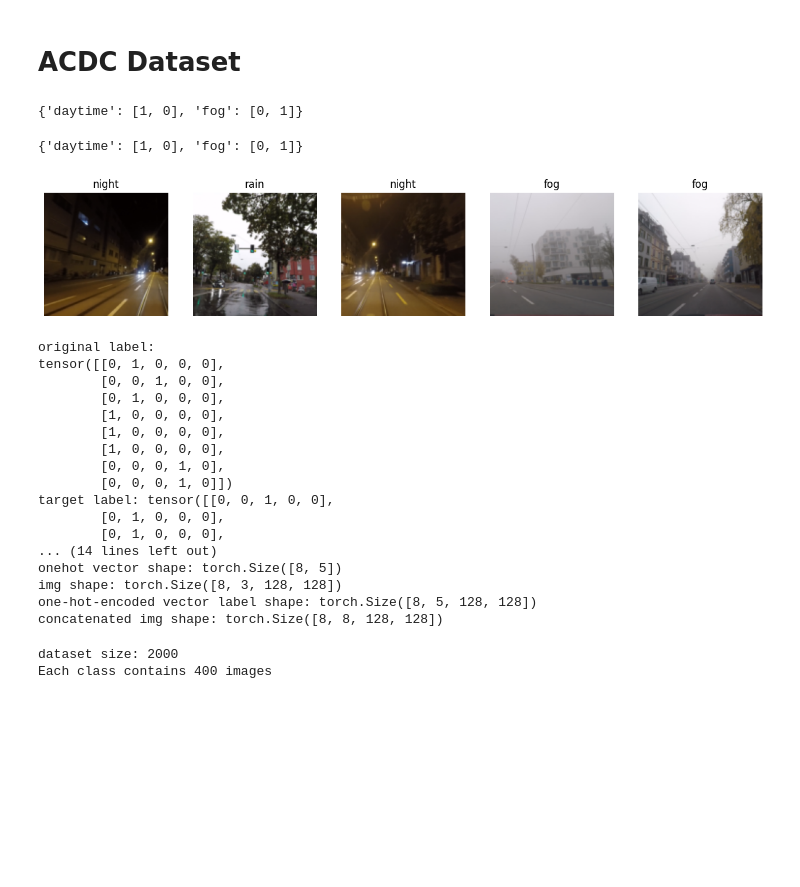
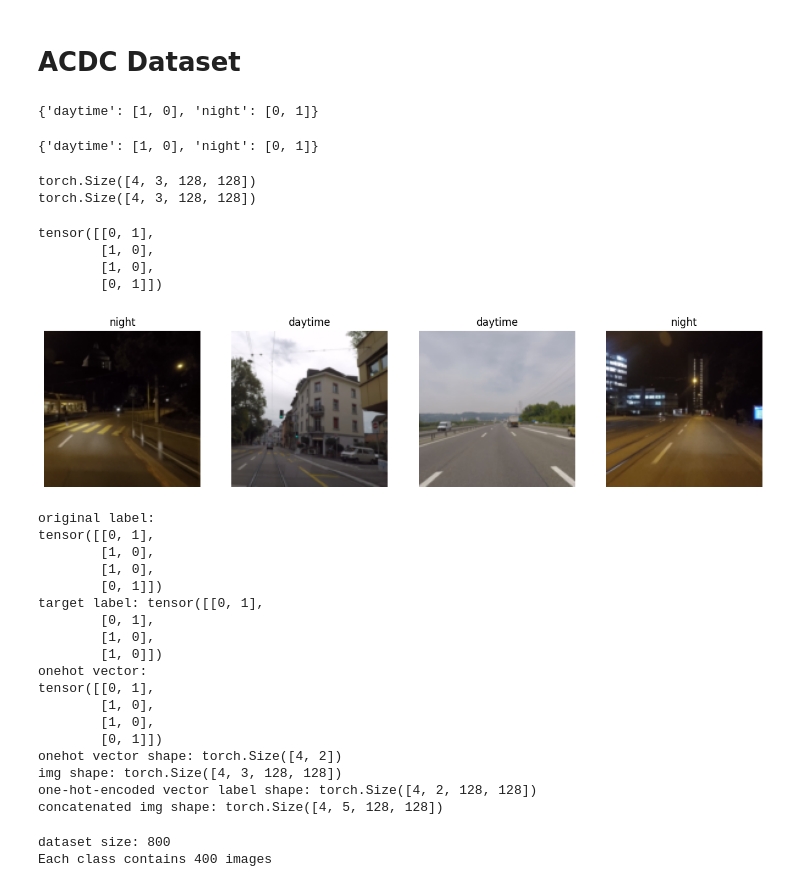
Before and after one commit to xXCoffeeColaXc/StarGAN, a Jupyter notebook: inspect_dataset.ipynb, the cells around one changed output. Drawn from its saved outputs; the diff is of its cells as text; code cells hidden in the pictures; blank space fills up the shorter version.

```diff
--- a/inspect_dataset.ipynb
+++ b/inspect_dataset.ipynb
@@ -204,53 +160,74 @@ class ACDCDataset(Dataset):
         label = torch.tensor(self.labels[idx])
         return image, label
 # %%
-transform = transforms.Compose([
-            transforms.Resize(128, transforms.InterpolationMode.BILINEAR),  # Resize the smallest side to 128 and maintain aspect ratio
-            transforms.RandomCrop(128),
-            transforms.ToTensor(),
-            transforms.Normalize((0.5, 0.5, 0.5), (0.5, 0.5, 0.5)),
-        ])
+train_transform = transforms.Compose([
+        transforms.Resize(config.IMAGE_SIZE, transforms.InterpolationMode.BILINEAR),  # Resize the smallest side to 128 and maintain aspect ratio
+        transforms.RandomCrop(config.IMAGE_SIZE), # is this doing anything ?
+        transforms.RandomHorizontalFlip(),
+        transforms.ToTensor(),
+        transforms.Normalize((0.5, 0.5, 0.5), (0.5, 0.5, 0.5)),
+    ])
 
+val_transform = transforms.Compose([
+    transforms.Resize(config.IMAGE_SIZE, transforms.InterpolationMode.BILINEAR),  # Resize the smallest side to 128 and maintain aspect ratio
+    transforms.RandomCrop(config.IMAGE_SIZE), # is this doing anything ?
+    transforms.ToTensor(),
+    transforms.Normalize((0.5, 0.5, 0.5), (0.5, 0.5, 0.5)),
+])
 # Example usage in Jupyter Notebook:
-acdc_dataset = ACDCDataset(root_dir=config.ACDC_DATASET_DIR, transform=transform, mode='train')
+acdc_dataset = ACDCDataset(root_dir=config.ACDC_DATASET_DIR, transform=train_transform, selected_conditions=config.SELECTED_DOMAIN, mode='train')
 acdc_dataloader = DataLoader(acdc_dataset, batch_size=config.BATCH_SIZE, shuffle=True)
 # %% [output]
-{'daytime': [1, 0], 'fog': [0, 1]}
+{'daytime': [1, 0], 'night': [0, 1]}
 # %%
-val_dataset = ACDCDataset(root_dir=config.ACDC_DATASET_DIR, transform=transform, mode='val')
+val_dataset = ACDCDataset(root_dir=config.ACDC_DATASET_DIR, transform=val_transform, selected_conditions=config.SELECTED_DOMAIN, mode='val')
 val_dataloader = DataLoader(val_dataset, batch_size=config.BATCH_SIZE, shuffle=True)
 # %% [output]
-{'daytime': [1, 0], 'fog': [0, 1]}
+{'daytime': [1, 0], 'night': [0, 1]}
 # %%
 images, labels = next(iter(acdc_dataloader))
 val_images, val_labels = next(iter(val_dataloader))
+# %%
+print(images.shape)
+print(val_images.shape)
+# %% [output]
+torch.Size([4, 3, 128, 128])
+torch.Size([4, 3, 128, 128])
+# %%
+print(val_labels)
+# %% [output]
+tensor([[0, 1],
+        [1, 0],
+        [1, 0],
+        [0, 1]])
 # %%
-plot_images(val_images, val_labels, 5, dataset=val_dataset)
+plot_images(val_images, val_labels)
 # %% [output]
-[figure, old version]
+[figure, new version]
 # %%
 check_label_convertions(val_images, val_labels)
 # %% [output]
 original label:
-tensor([[0, 1, 0, 0, 0],
-        [0, 0, 1, 0, 0],
-        [0, 1, 0, 0, 0],
-        [1, 0, 0, 0, 0],
-        [1, 0, 0, 0, 0],
-        [1, 0, 0, 0, 0],
-        [0, 0, 0, 1, 0],
-        [0, 0, 0, 1, 0]])
-target label: tensor([[0, 0, 1, 0, 0],
-        [0, 1, 0, 0, 0],
-        [0, 1, 0, 0, 0],
-... (14 lines left out)
-onehot vector shape: torch.Size([8, 5])
-img shape: torch.Size([8, 3, 128, 128])
-one-hot-encoded vector label shape: torch.Size([8, 5, 128, 128])
-concatenated img shape: torch.Size([8, 8, 128, 128])
+tensor([[0, 1],
+        [1, 0],
+        [1, 0],
+        [0, 1]])
+target label: tensor([[0, 1],
+        [0, 1],
+        [1, 0],
+        [1, 0]])
+onehot vector:
+tensor([[0, 1],
+        [1, 0],
+        [1, 0],
+        [0, 1]])
+onehot vector shape: torch.Size([4, 2])
+img shape: torch.Size([4, 3, 128, 128])
+one-hot-encoded vector label shape: torch.Size([4, 2, 128, 128])
+concatenated img shape: torch.Size([4, 5, 128, 128])
 # %%
 print("dataset size: {}".format(len(acdc_dataset)))
 print("Each class contains 400 images")
 # %% [output]
-dataset size: 2000
+dataset size: 800
 Each class contains 400 images
```
Also changed, not shown: parts of 14 cells of this notebook, 5 other files.
